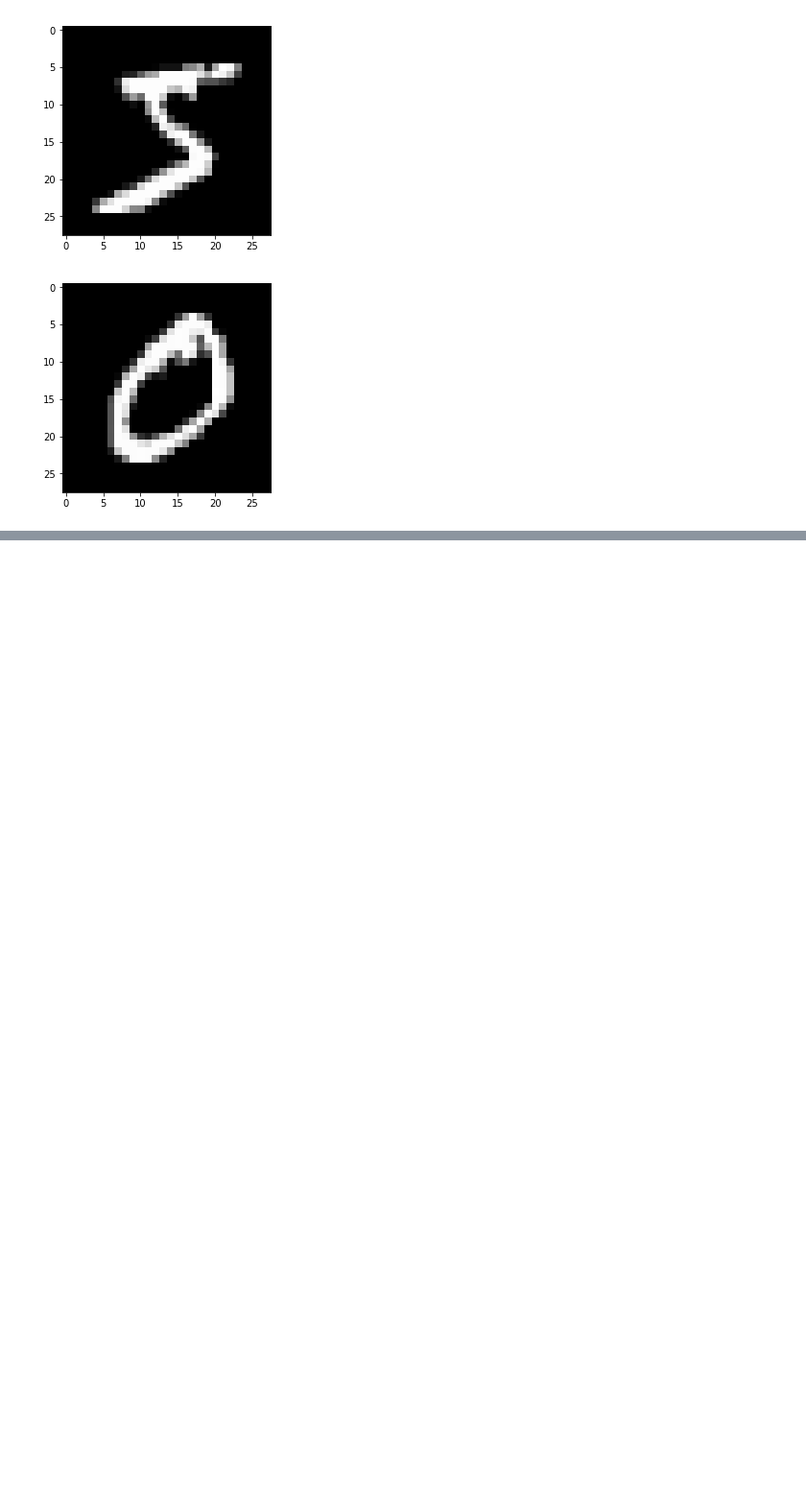
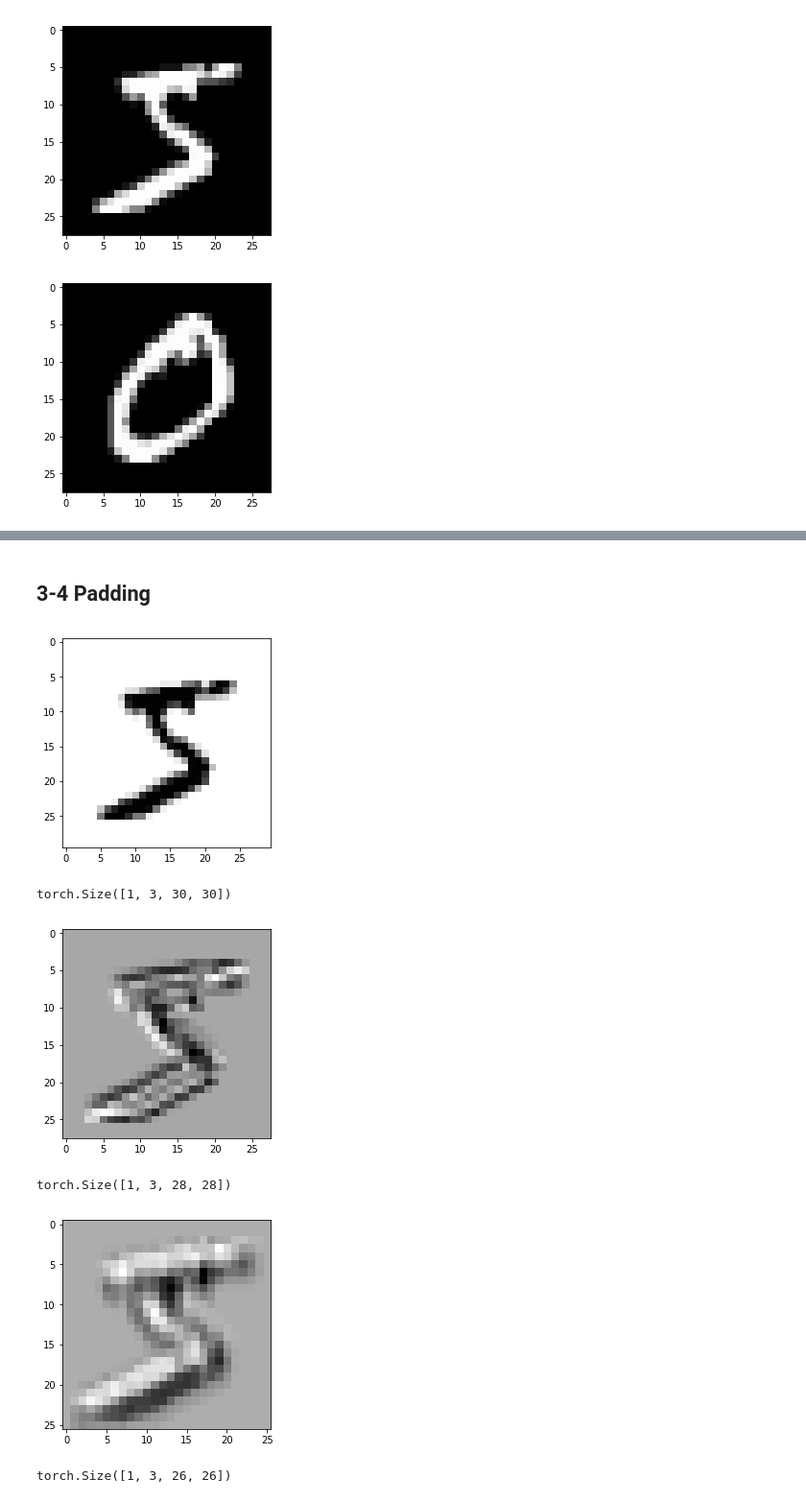
Before and after one commit to Alohasprit/TIL, a Jupyter notebook: PyTorch/5_CNN_Basic/0_CNN_Basic_Modules.ipynb, the cells around one changed output, grey strips where cells are left out. Shown: that part at 96% size. Saved outputs shown, nothing was run; the diff lists cells and outputs as text; code cells hidden in the pictures; blank space fills up the shorter version.

```diff
--- a/PyTorch/5_CNN_Basic/0_CNN_Basic_Modules.ipynb
+++ b/PyTorch/5_CNN_Basic/0_CNN_Basic_Modules.ipynb
@@ -125,0 +211,27 @@ for i in range(2):
+# %% [markdown]
+## 3-4 Padding
+# %%
+conv_layer = nn.Conv2d(in_channels=1, out_channels=3, kernel_size=1, stride=1, padding=1)
+output = conv_layer(Variable(image))
+plt.imshow(output[0,0,:,:].data.numpy(), cmap="gray")
+plt.show()
+print(output.size())
+
+conv_layer = nn.Conv2d(in_channels=1, out_channels=3, kernel_size=3,stride=1, padding=1)
+output = conv_layer(Variable(image))
+plt.imshow(output[0,0,:,:].data.numpy(), cmap="gray")
+plt.show()
+print(output.size())
+
+conv_layer = nn.Conv2d(in_channels=1, out_channels=3, kernel_size=5, stride=1, padding=1)
+output = conv_layer(Variable(image))
+plt.imshow(output[0,0,:,:].data.numpy(), cmap="gray")
+plt.show()
+print(output.size())
+# %% [output]
+[figure, added]
+torch.Size([1, 3, 30, 30])
+[figure, added]
+torch.Size([1, 3, 28, 28])
+[figure, added]
+torch.Size([1, 3, 26, 26])
```
Also changed, not shown: parts of 8 cells of this notebook.
